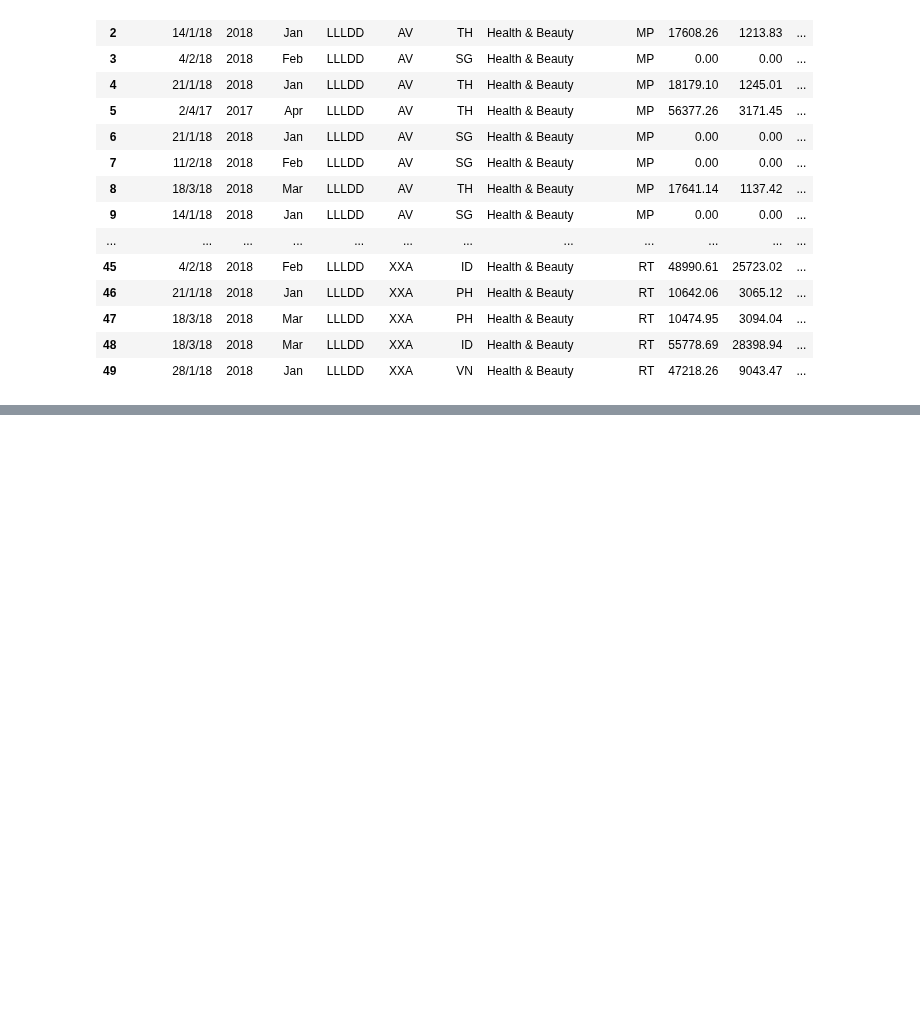
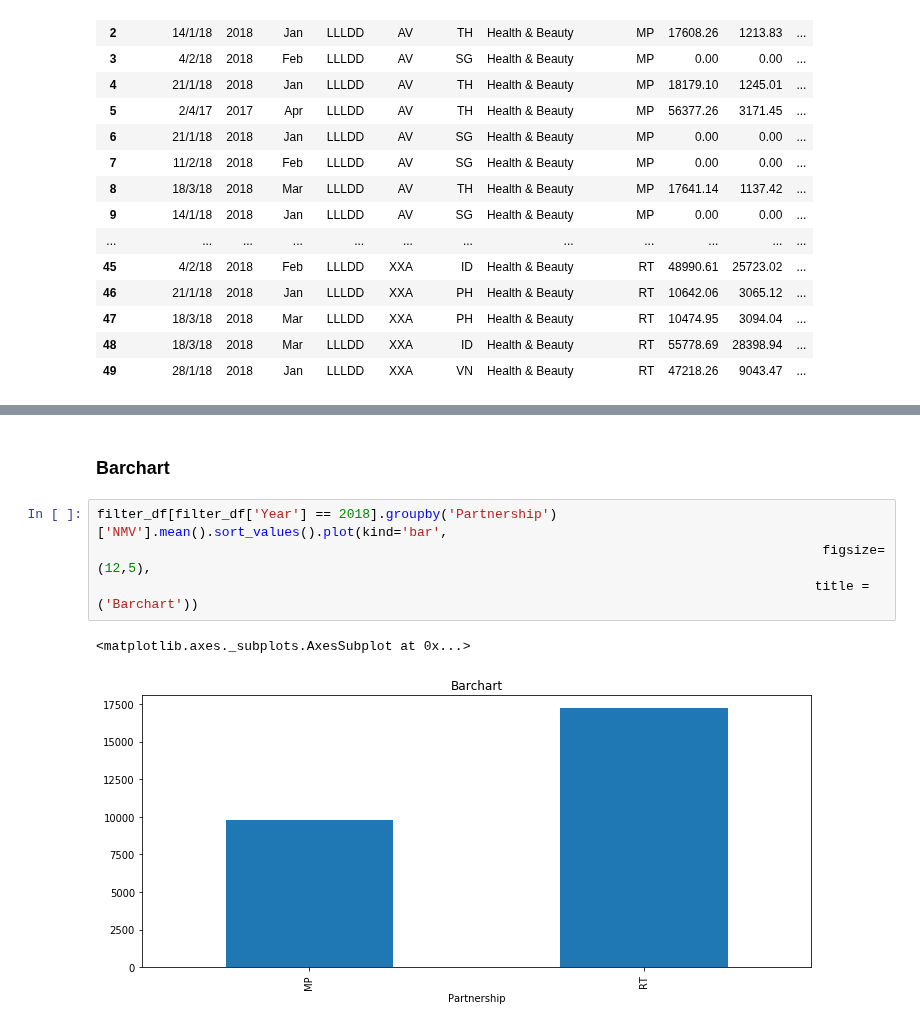
Before and after one commit to khzt2004/Python, a Jupyter notebook: Pandas_Notebook_Reference.ipynb, the cells around one changed output, grey strips where cells are left out. Cells and saved outputs as stored; diff of their text form; blank space fills up the shorter version.

```diff
--- a/Pandas_Notebook_Reference.ipynb
+++ b/Pandas_Notebook_Reference.ipynb
@@ -609,0 +633,9 @@ filter_df.head(50)
+# %% [markdown]
+### Barchart
+# %%
+filter_df[filter_df['Year'] == 2018].groupby('Partnership')['NMV'].mean().sort_values().plot(kind='bar',
+                                                                                             figsize=(12,5),
+                                                                                            title =('Barchart'))
+# %% [output]
+<matplotlib.axes._subplots.AxesSubplot at 0x...>
+[figure, added]
```
Also changed, not shown: parts of 24 cells of this notebook.
